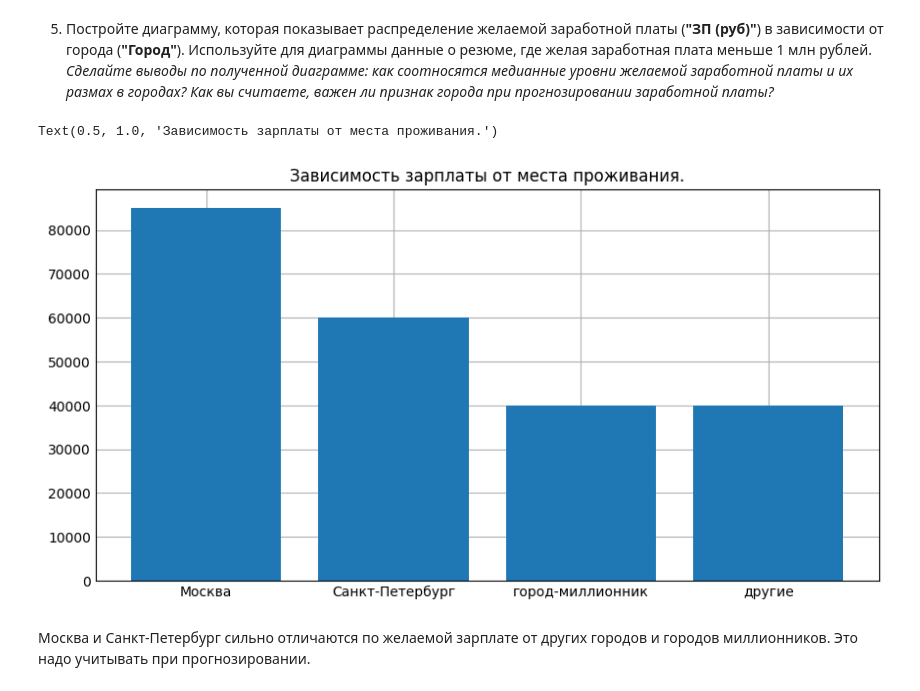
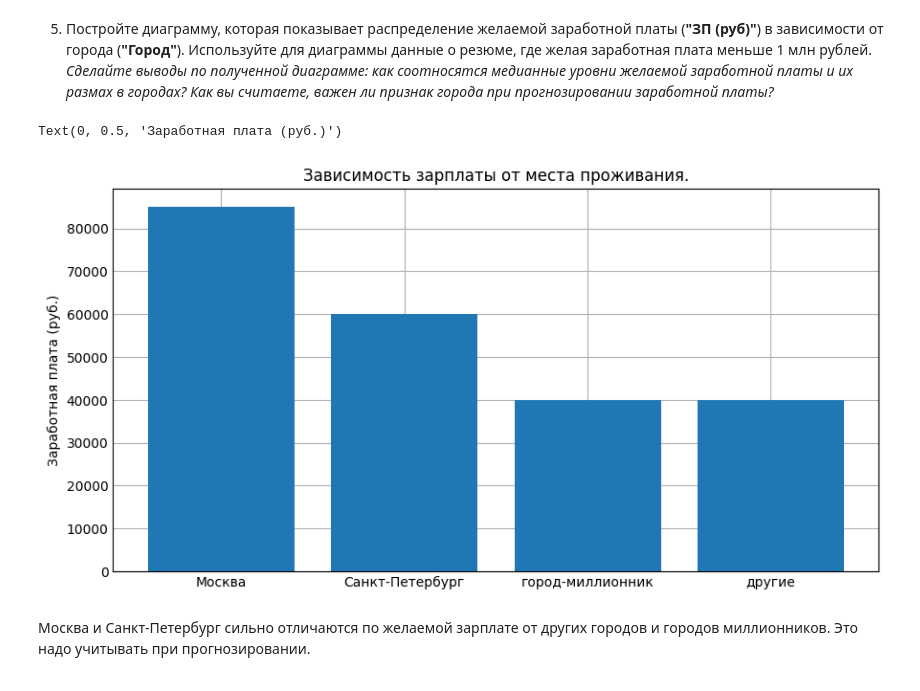
Before and after one commit to KuzmiciusA/sf_HeadHunter, a Jupyter notebook: Project-1._Ноутбук-шаблон.ipynb, the cells around one changed output. Cells and saved outputs as stored; diff of their text form; code cells hidden in the pictures.

```diff
--- a/Project-1._Ноутбук-шаблон.ipynb
+++ b/Project-1._Ноутбук-шаблон.ipynb
@@ -446,13 +455,14 @@ Text(0.5, 1.0, 'Зависимость зарплаты от образован
 # %%
 salary = hh_database[hh_database['ЗП (руб)'] < 1000000]
 education = salary.groupby(by='Город')['ЗП (руб)'].median()
 fig = plt.figure(figsize=(8, 4))
 axes = fig.add_axes([0, 0, 1, 1])
 axes.bar(x = education.index, height = education);
 axes.set_title("Зависимость зарплаты от места проживания.")
+axes.set_ylabel('Заработная плата (руб.)')
 # %% [output]
-Text(0.5, 1.0, 'Зависимость зарплаты от места проживания.')
+Text(0, 0.5, 'Заработная плата (руб.)')
-[figure, old version]
+[figure, new version]
 # %% [markdown]
 Москва и Санкт-Петербург сильно отличаются по желаемой зарплате от других городов и городов миллионников. Это надо учитывать при прогнозировании.
 # %% [markdown]
```
Also changed, not shown: parts of 4 cells of this notebook, 2 other files.
